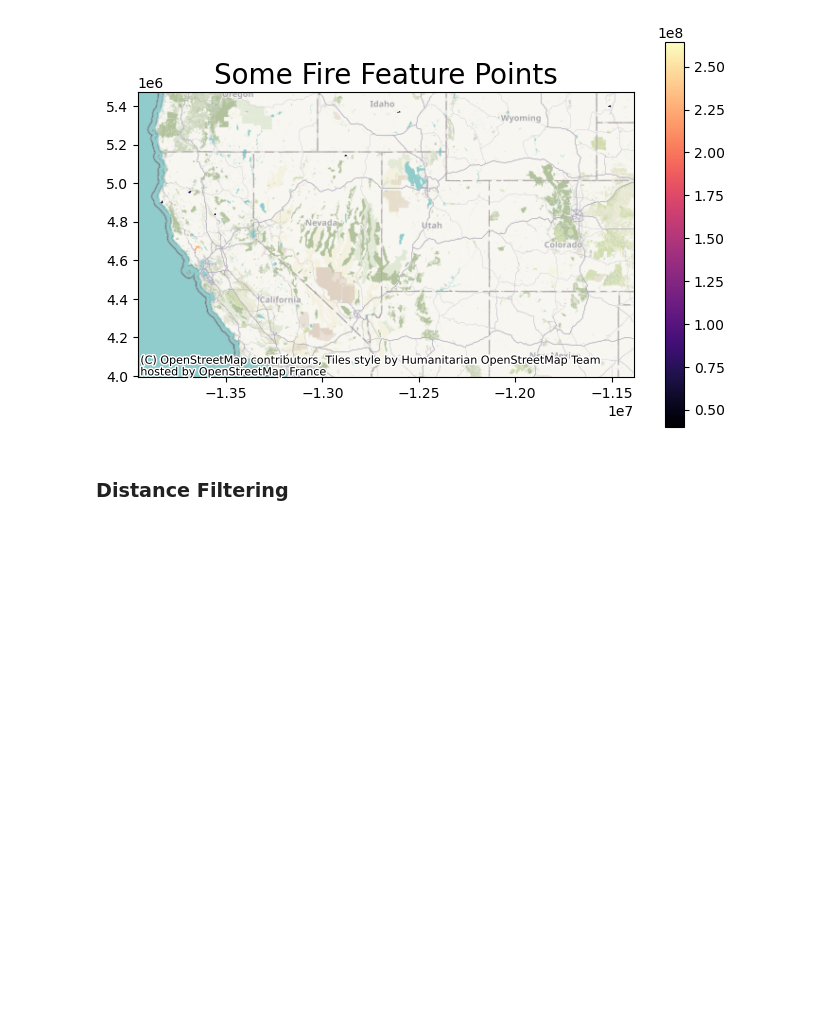
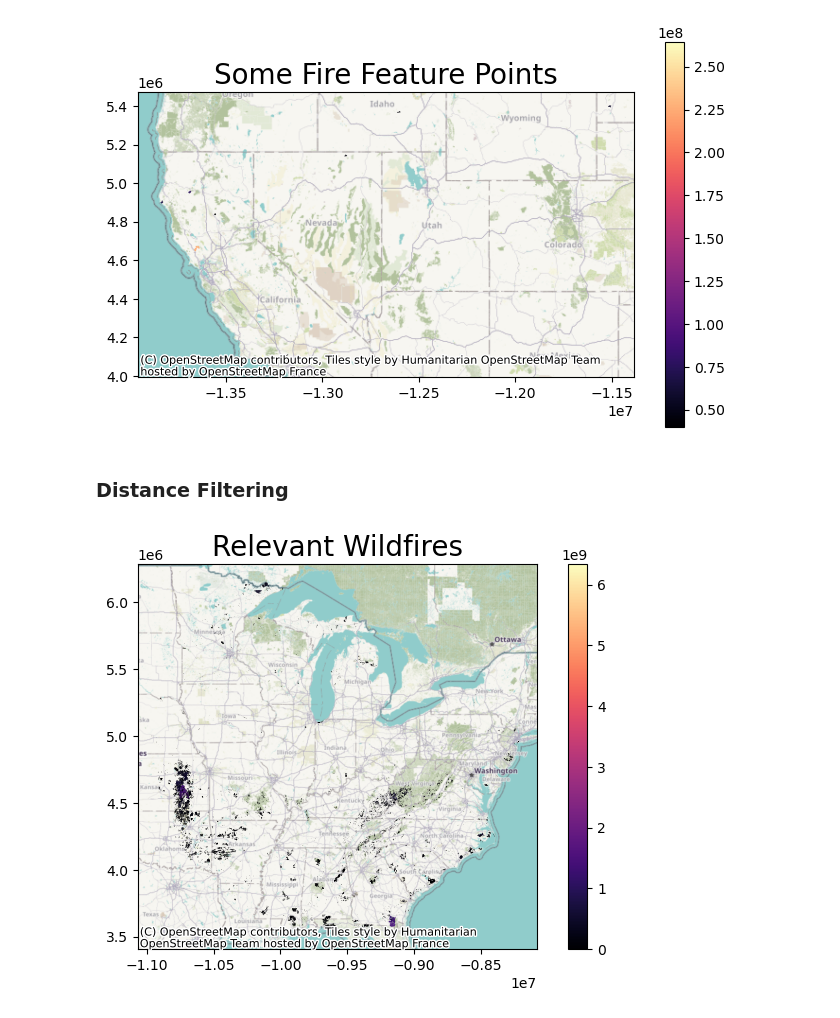
Before and after one commit to himanshunaidu/data512_project, a Jupyter notebook: smoke_estimates.ipynb, the cells around one changed output. Saved outputs shown, nothing was run; the diff lists cells and outputs as text; code cells hidden in the pictures; blank space fills up the shorter version.

Commit message:
Visualize filtering

```diff
--- a/smoke_estimates.ipynb
+++ b/smoke_estimates.ipynb
@@ -271,3 +271,11 @@ fire_feature_valid_dates_gdf.to_crs(epsg=DISTANCE_EPSG)\
 # %%
 # Filter rows that have Distance less than the threshold
 fire_feature_valid_gdf = fire_feature_valid_dates_gdf[fire_feature_valid_dates_gdf[DISTANCE_COL] <= DISTANCE_THRESHOLD_MILES]
+# %%
+# As mentioned, EPSG:4326 can be used for mapping, but for distance calculations, we will use EPSG:5070
+fix, ax = plot_gdf(fire_feature_valid_gdf, 'Shape_Area', cmap='magma', title='Relevant Wildfires',
+    figsize=(8, 5))
+# plt.savefig(os.path.join(SAVE_PATH, 'transaction_counts.png'))
+plt.show()
+# %% [output]
+[figure, added]
```
